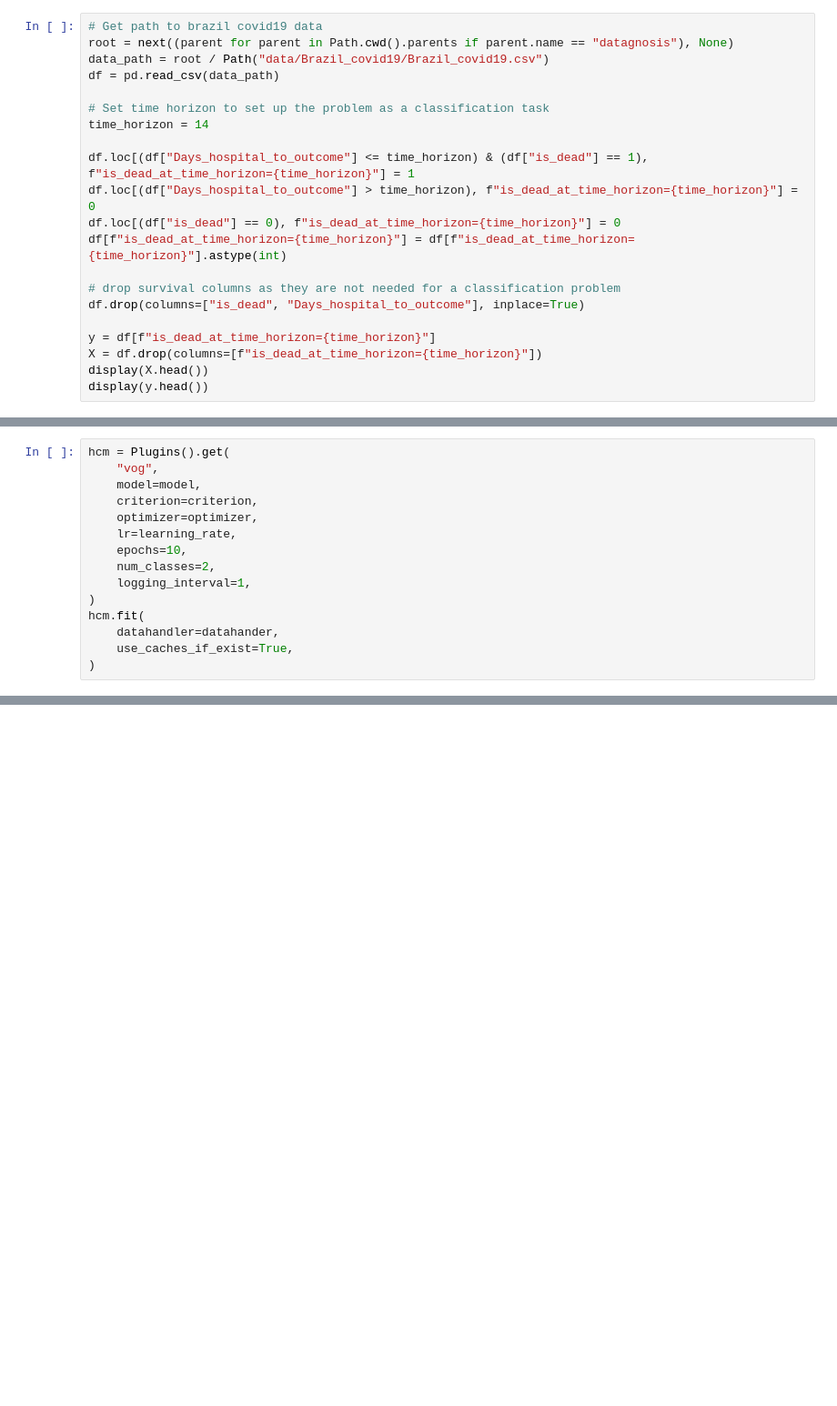
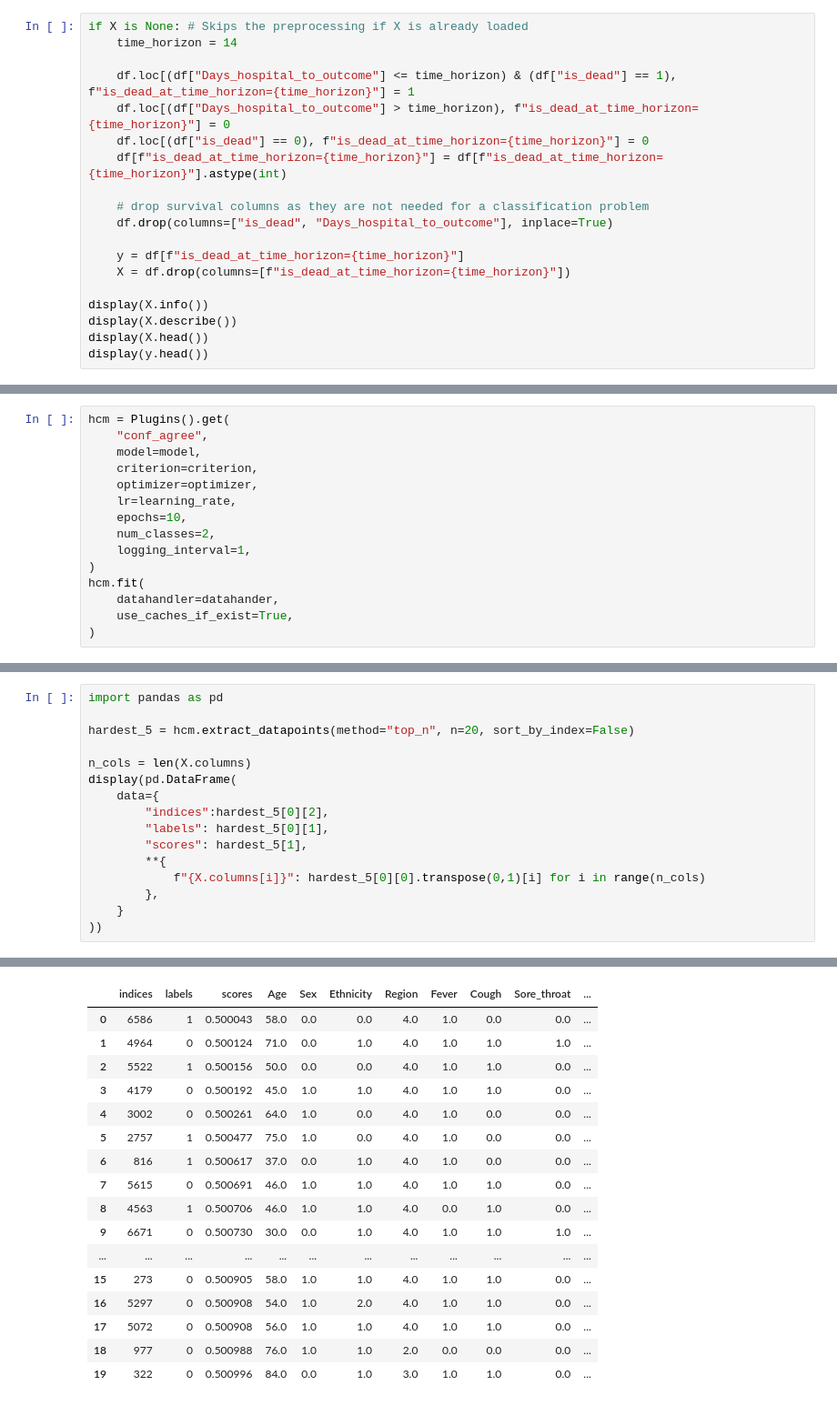
Before and after one commit to vanderschaarlab/Datagnosis, a Jupyter notebook: Tutorials/tutorial_03_tabular_COVID19_data.ipynb, the cells around one changed output, grey strips where cells are left out. Shown at 91% size. Drawn from its saved outputs; the diff is of its cells as text; blank space fills up the shorter version.

```diff
--- a/Tutorials/tutorial_03_tabular_COVID19_data.ipynb
+++ b/Tutorials/tutorial_03_tabular_COVID19_data.ipynb
@@ -8,21 +29,19 @@ log.add(sink=sys.stderr, level="INFO")
 # %%
-# Get path to brazil covid19 data
-root = next((parent for parent in Path.cwd().parents if parent.name == "datagnosis"), None)
-data_path = root / Path("data/Brazil_covid19/Brazil_covid19.csv")
-df = pd.read_csv(data_path)
+if X is None: # Skips the preprocessing if X is already loaded
+    time_horizon = 14
 
-# Set time horizon to set up the problem as a classification task
-time_horizon = 14
+    df.loc[(df["Days_hospital_to_outcome"] <= time_horizon) & (df["is_dead"] == 1), f"is_dead_at_time_horizon={time_horizon}"] = 1
+    df.loc[(df["Days_hospital_to_outcome"] > time_horizon), f"is_dead_at_time_horizon={time_horizon}"] = 0
+    df.loc[(df["is_dead"] == 0), f"is_dead_at_time_horizon={time_horizon}"] = 0
+    df[f"is_dead_at_time_horizon={time_horizon}"] = df[f"is_dead_at_time_horizon={time_horizon}"].astype(int)
 
-df.loc[(df["Days_hospital_to_outcome"] <= time_horizon) & (df["is_dead"] == 1), f"is_dead_at_time_horizon={time_horizon}"] = 1
-df.loc[(df["Days_hospital_to_outcome"] > time_horizon), f"is_dead_at_time_horizon={time_horizon}"] = 0
-df.loc[(df["is_dead"] == 0), f"is_dead_at_time_horizon={time_horizon}"] = 0
-df[f"is_dead_at_time_horizon={time_horizon}"] = df[f"is_dead_at_time_horizon={time_horizon}"].astype(int)
+    # drop survival columns as they are not needed for a classification problem
+    df.drop(columns=["is_dead", "Days_hospital_to_outcome"], inplace=True)
 
-# drop survival columns as they are not needed for a classification problem
-df.drop(columns=["is_dead", "Days_hospital_to_outcome"], inplace=True)
+    y = df[f"is_dead_at_time_horizon={time_horizon}"]
+    X = df.drop(columns=[f"is_dead_at_time_horizon={time_horizon}"])
 
-y = df[f"is_dead_at_time_horizon={time_horizon}"]
-X = df.drop(columns=[f"is_dead_at_time_horizon={time_horizon}"])
+display(X.info())
+display(X.describe())
 display(X.head())
 display(y.head())
@@ -51,6 +127,6 @@ print(plugins)
 # %%
 hcm = Plugins().get(
-    "vog",
+    "conf_agree",
     model=model,
     criterion=criterion,
     optimizer=optimizer,
@@ -85,0 +177,17 @@ display(pd.DataFrame(
+# %%
+import pandas as pd
+
+hardest_5 = hcm.extract_datapoints(method="top_n", n=20, sort_by_index=False)
+
+n_cols = len(X.columns)
+display(pd.DataFrame(
+    data={
+        "indices":hardest_5[0][2],
+        "labels": hardest_5[0][1],
+        "scores": hardest_5[1],
+        **{
+            f"{X.columns[i]}": hardest_5[0][0].transpose(0,1)[i] for i in range(n_cols)
+        },
+    }
+))
+# %% [output]
@@ -85,0 +195,17 @@ display(pd.DataFrame(
+|  | indices | labels | scores | Age | Sex | Ethnicity | Region | Fever | Cough | Sore_throat | ... |
+| 0 | 6586 | 1 | 0.500043 | 58.0 | 0.0 | 0.0 | 4.0 | 1.0 | 0.0 | 0.0 | ... |
+| 1 | 4964 | 0 | 0.500124 | 71.0 | 0.0 | 1.0 | 4.0 | 1.0 | 1.0 | 1.0 | ... |
+| 2 | 5522 | 1 | 0.500156 | 50.0 | 0.0 | 0.0 | 4.0 | 1.0 | 1.0 | 0.0 | ... |
+| 3 | 4179 | 0 | 0.500192 | 45.0 | 1.0 | 1.0 | 4.0 | 1.0 | 1.0 | 0.0 | ... |
+| 4 | 3002 | 0 | 0.500261 | 64.0 | 1.0 | 0.0 | 4.0 | 1.0 | 0.0 | 0.0 | ... |
+| 5 | 2757 | 1 | 0.500477 | 75.0 | 1.0 | 0.0 | 4.0 | 1.0 | 0.0 | 0.0 | ... |
+| 6 | 816 | 1 | 0.500617 | 37.0 | 0.0 | 1.0 | 4.0 | 1.0 | 0.0 | 0.0 | ... |
+| 7 | 5615 | 0 | 0.500691 | 46.0 | 1.0 | 1.0 | 4.0 | 1.0 | 1.0 | 0.0 | ... |
+| 8 | 4563 | 1 | 0.500706 | 46.0 | 1.0 | 1.0 | 4.0 | 0.0 | 1.0 | 0.0 | ... |
+| 9 | 6671 | 0 | 0.500730 | 30.0 | 0.0 | 1.0 | 4.0 | 1.0 | 1.0 | 1.0 | ... |
+| ... | ... | ... | ... | ... | ... | ... | ... | ... | ... | ... | ... |
+| 15 | 273 | 0 | 0.500905 | 58.0 | 1.0 | 1.0 | 4.0 | 1.0 | 1.0 | 0.0 | ... |
+| 16 | 5297 | 0 | 0.500908 | 54.0 | 1.0 | 2.0 | 4.0 | 1.0 | 1.0 | 0.0 | ... |
+| 17 | 5072 | 0 | 0.500908 | 56.0 | 1.0 | 1.0 | 4.0 | 1.0 | 1.0 | 0.0 | ... |
+| 18 | 977 | 0 | 0.500988 | 76.0 | 1.0 | 1.0 | 2.0 | 0.0 | 0.0 | 0.0 | ... |
+| 19 | 322 | 0 | 0.500996 | 84.0 | 0.0 | 1.0 | 3.0 | 1.0 | 1.0 | 0.0 | ... |
```
Also changed, not shown: parts of 21 cells of this notebook, 2 other files.
